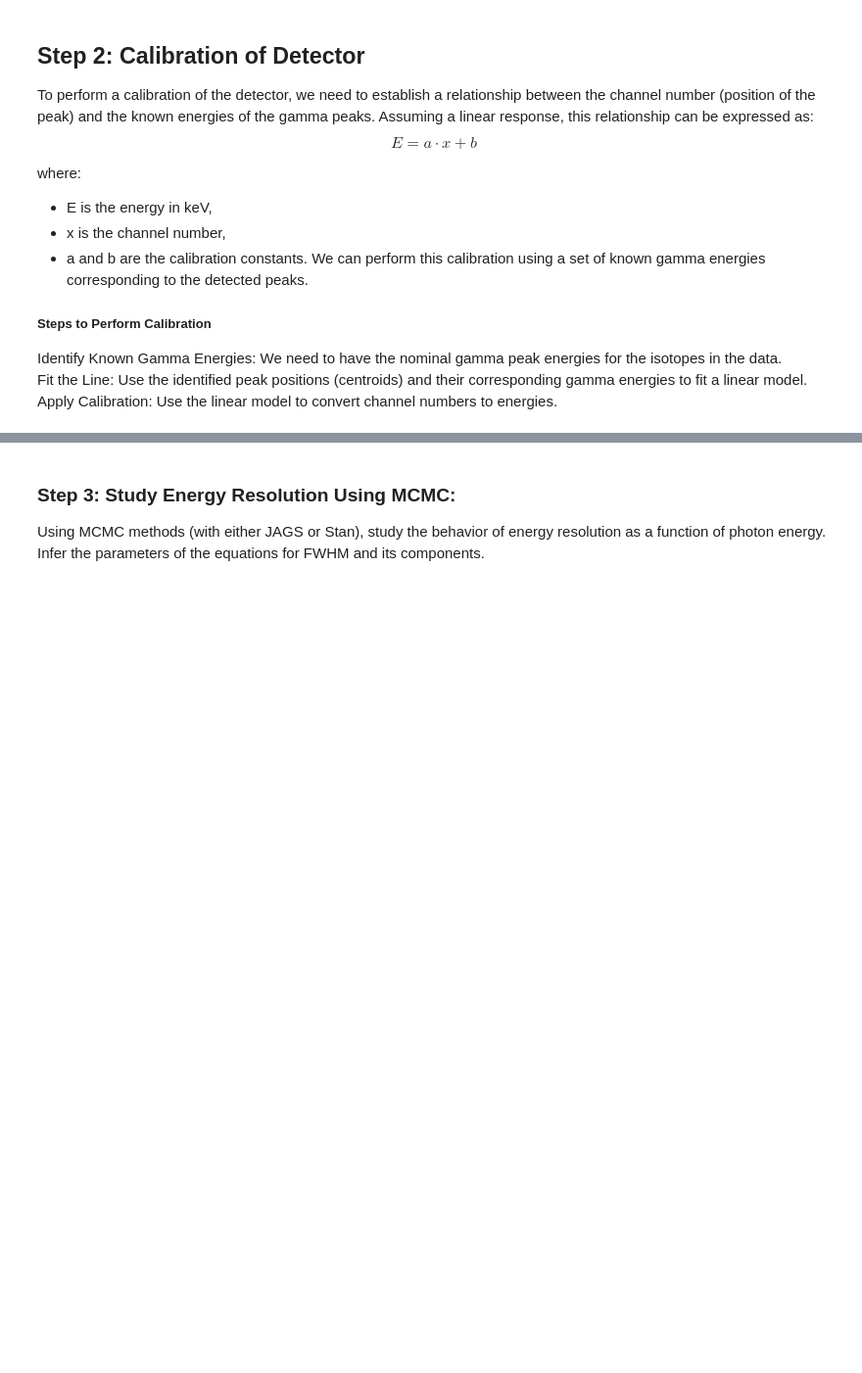
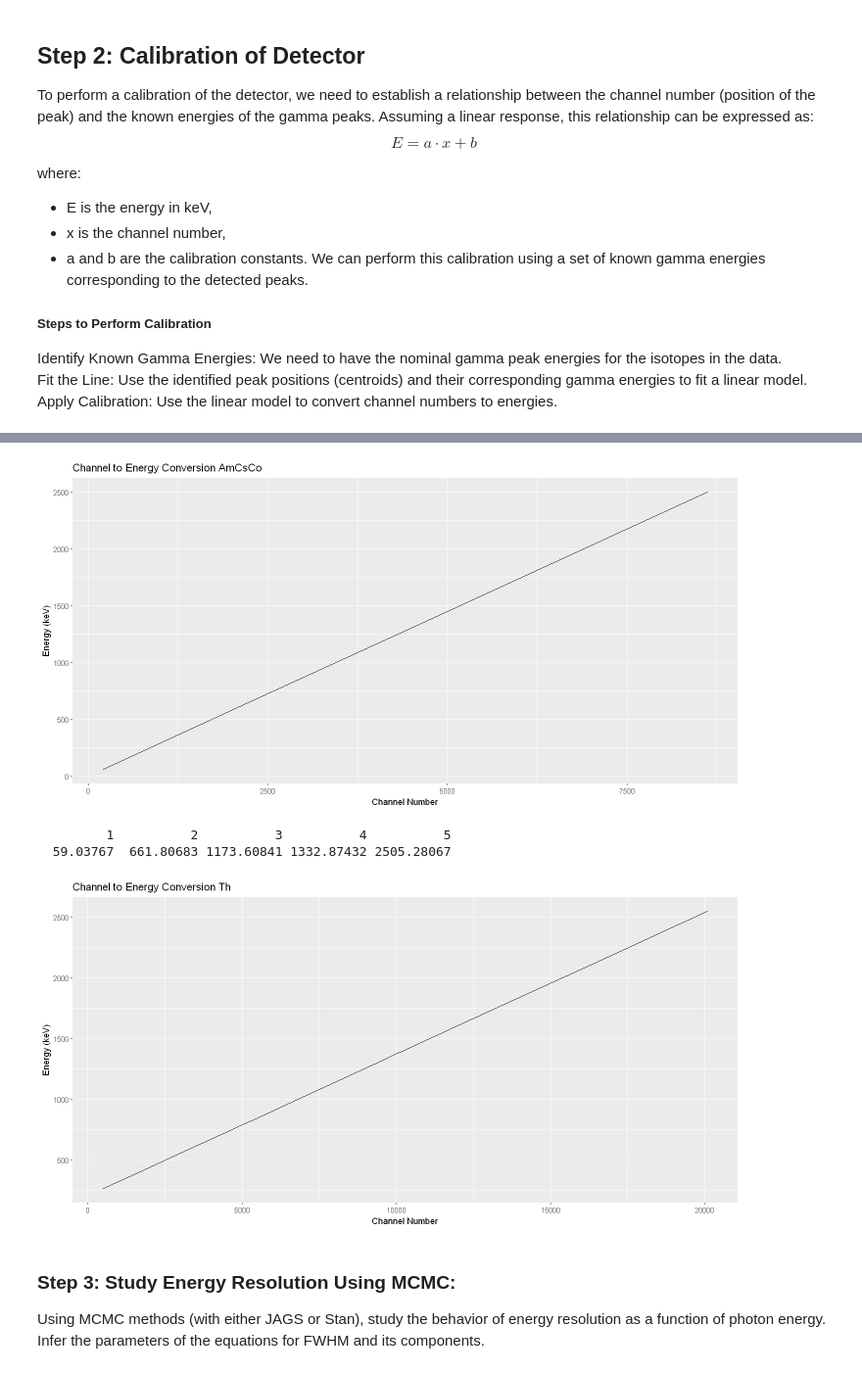
Before and after one commit to EugeniaBoccanera/R_project, a Jupyter notebook: Group_22.ipynb, the cells around one changed output, grey strips where cells are left out. Shown at 98% size. Cells and saved outputs as stored; diff of their text form; code cells hidden in the pictures; blank space fills up the shorter version.

```diff
--- a/Group_22.ipynb
+++ b/Group_22.ipynb
@@ -428,0 +513,34 @@ F-statistic: 1.384e+07 on 1 and 3 DF,  p-value: 4.283e-11
+# %%
+# Define the function to convert channel to energy
+channel_to_energy <- function(channel, model, predictor) {
+  predict(model, newdata = setNames(data.frame(channel), predictor))
+}
+
+# Apply calibration to the channels
+energies_AmCsCo <- channel_to_energy(calibration_data_AmCsCo$Channel_AmCsCo, calibration_model_AmCsCo, "Channel_AmCsCo")
+energies_Th <- channel_to_energy(calibration_data_Th$Channel_Th, calibration_model_Th, "Channel_Th")
+
+# Create a data frame with channels and corresponding energies
+calibrated_data <- data.frame(Channel_AmCsCo = calibration_data_AmCsCo$Channel_AmCsCo,
+                              Channel_Th = calibration_data_Th$Channel_Th,
+                              Energy_AmCsCo = energies_AmCsCo,
+                              Energy_Th = energies_Th)
+
+# Load ggplot2 library for plotting
+library(ggplot2)
+
+# Plot the calibration results for AmCsCo
+ggplot(calibrated_data, aes(x = Channel_AmCsCo, y = Energy_AmCsCo)) +
+  geom_line() +
+  ggtitle("Channel to Energy Conversion AmCsCo") +
+  xlab("Channel Number") +
+  ylab("Energy (keV)")
+
+# Plot the calibration results for Th
+ggplot(calibrated_data, aes(x = Channel_Th, y = Energy_Th)) +
+  geom_line() +
+  ggtitle("Channel to Energy Conversion Th") +
+  xlab("Channel Number") +
+  ylab("Energy (keV)")
+print(energies_AmCsCo)
+# %% [output]
@@ -429,3 +549,7 @@ F-statistic: 1.384e+07 on 1 and 3 DF,  p-value: 4.283e-11
+[figure, added]
+         1          2          3          4          5
+  59.03767  661.80683 1173.60841 1332.87432 2505.28067
+[figure, added]
 # %% [markdown]
 ### Step 3: Study Energy Resolution Using MCMC:
 Using MCMC methods (with either JAGS or Stan), study the behavior of energy resolution as a function of photon energy.
```
Also changed, not shown: parts of 20 cells of this notebook.
